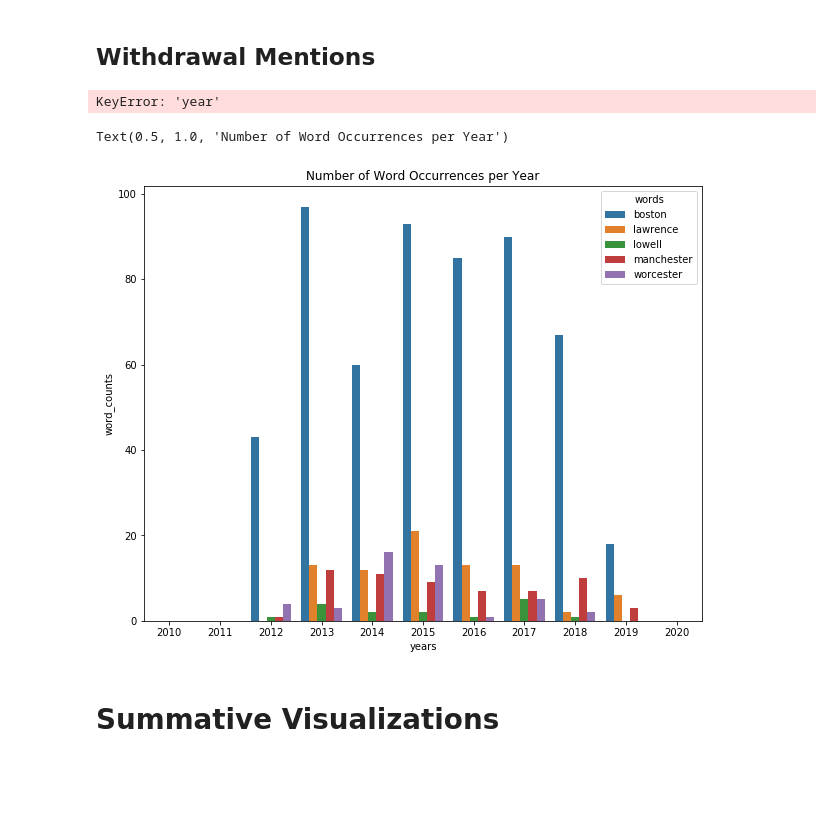
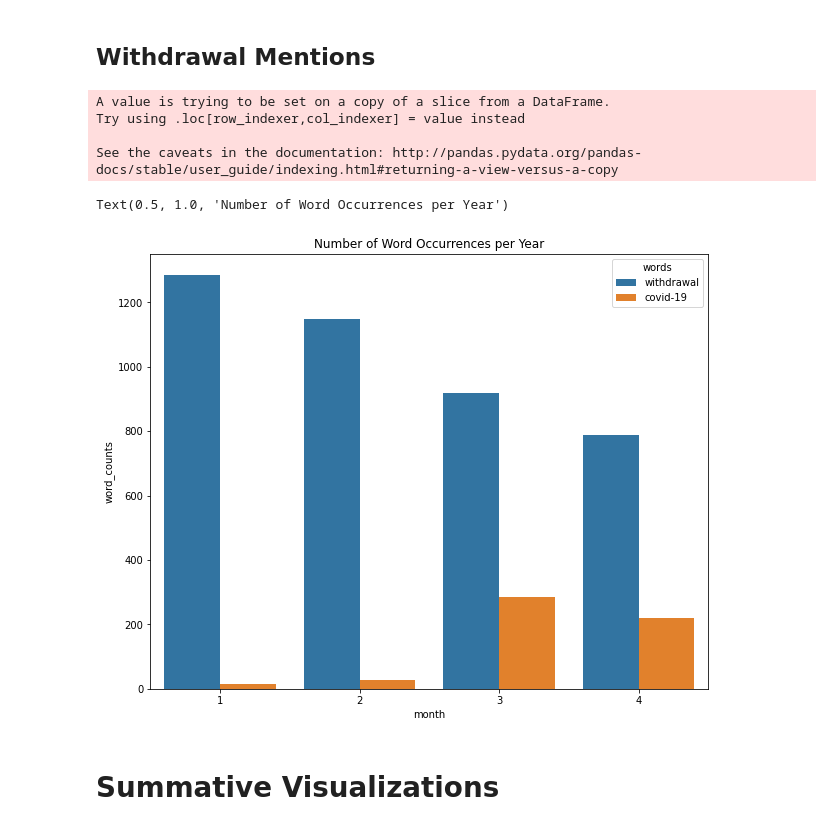
Before and after one commit to akilby/drug_pricing, a Jupyter notebook: explore.ipynb, the cells around one changed output. Drawn from its saved outputs; the diff is of its cells as text; code cells hidden in the pictures; blank space fills up the shorter version.

```diff
--- a/explore.ipynb
+++ b/explore.ipynb
@@ -83,5 +82,26 @@ def search_ent(df, word, e_name):
 # %% [markdown]
 # Read in data
+# %%
+import pymongo
+import os
+from dotenv import load_dotenv
+
+# define project location
+PROJ_DIR = "."
+
+# load local environment variables
+ENV_PATH = os.path.join(PROJ_DIR, ".env")
+load_dotenv(dotenv_path=ENV_PATH)
+
+# define mongo connection
+MONGO = pymongo.MongoClient(os.getenv("HOST"),
+                            int(str(os.getenv("PORT"))),
+                            username=os.getenv("MUSERNAME"),
+                            password=os.getenv("MPASSWORD"),
+                            authSource=os.getenv("DB_NAME"))
+DB = MONGO[os.getenv("DB_NAME")]
+COLL = DB[os.getenv("COLL_NAME")]
+TEST_COLL = DB[os.getenv("TEST_COLL_NAME")]
 # %%
 # general processing
 import pymongo
@@ -258,5 +346,6 @@ Counter({(Wharton, 1): 1,
 # %% [markdown]
 # Word Usage
 # %%
-vis_df = raw_df.copy()
+vis_df = df.copy()
 vis_df["year"] = vis_df["time"].apply(lambda x: x.year)
+vis_df["lower_text"] = vis_df["text"].apply(lambda x: str(x).lower())
@@ -295,22 +382,28 @@ Text(0.5, 1.0, 'Number of Word Occurrences per Year')
 # %% [markdown]
 ## Withdrawal Mentions
+# %%
+vis_df_2020 = vis_df.loc[vis_df["year"] == 2020,:]
+vis_df_2020["month"] = vis_df["time"].apply(lambda x: x.month)
+# %% [output]
+A value is trying to be set on a copy of a slice from a DataFrame.
+Try using .loc[row_indexer,col_indexer] = value instead
+
+See the caveats in the documentation: http://pandas.pydata.org/pandas-docs/stable/user_guide/indexing.html#returning-a-view-versus-a-copy
 # %%
 # get raw and normalized word counts in df
 # NOTE: words is a 2d list with:
 # dim 1: a category to count and plot
 # dim 2: aliases to include in that category.  can only be a single word for now
-loc_words = [["boston", "beantown", "bos"], ["lawrence"], ["lowell"], ["manchester"], ["worcester"]]
-loc_df = append_wc(df, loc_words, user_counts)
+with_words = [["withdrawal", "cold turkey", "withdrawing", "wd", "wds"], ["covid-19", "corona", "virus", "quarantine"]]
+with_df = append_wc(vis_df_2020, with_words, "month")
-# %% [output]
-KeyError: 'year'
 # %%
 # plot y='word_counts' for raw counts or y='wc_norm' for norm counts
 plt.figure(figsize=(10, 8))
-ax = sns.barplot(x="years", y="word_counts", hue="words", data=wc_df)
+ax = sns.barplot(x="month", y="word_counts", hue="words", data=with_df)
 ax.set_title(f"Number of Word Occurrences per Year")
 # %% [output]
 Text(0.5, 1.0, 'Number of Word Occurrences per Year')
-[figure, old version]
+[figure, new version]
 # %% [markdown]
 # Summative Visualizations
 # %% [markdown]
```
Also changed, not shown: parts of 29 cells of this notebook.
